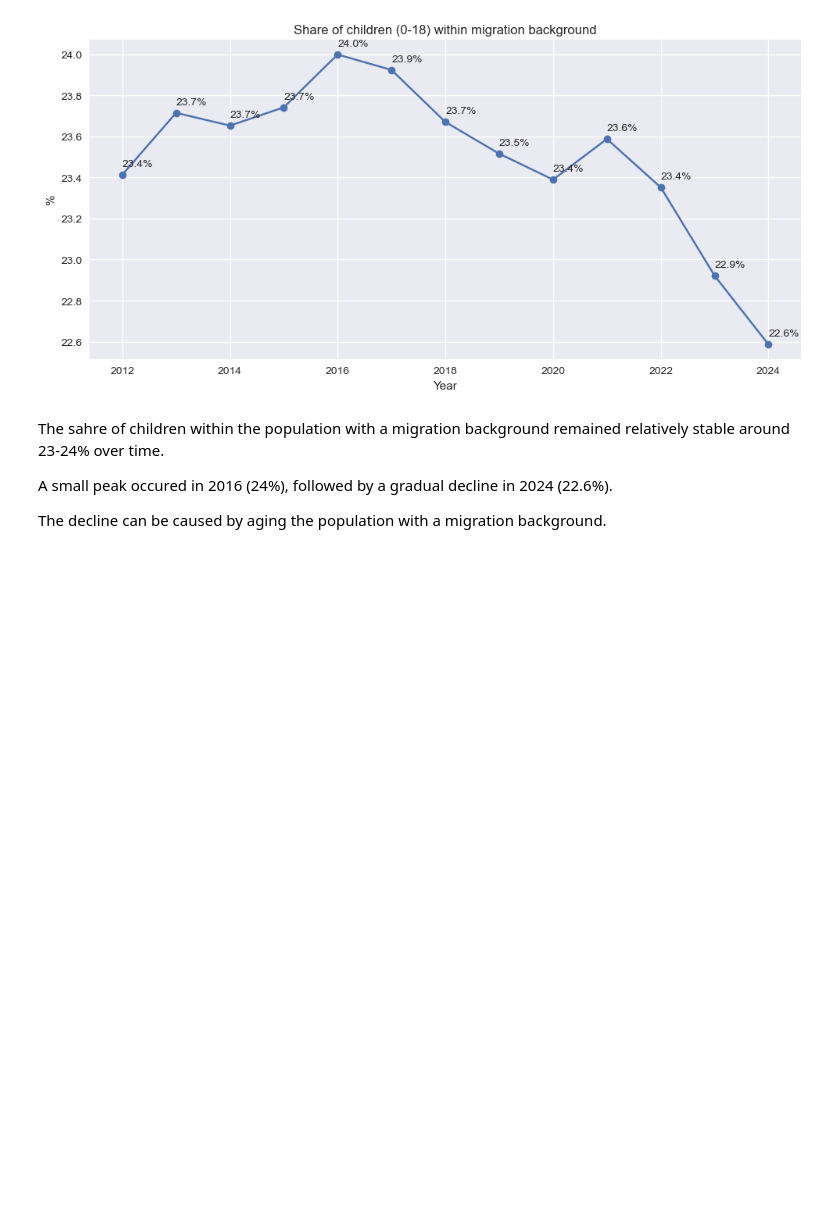
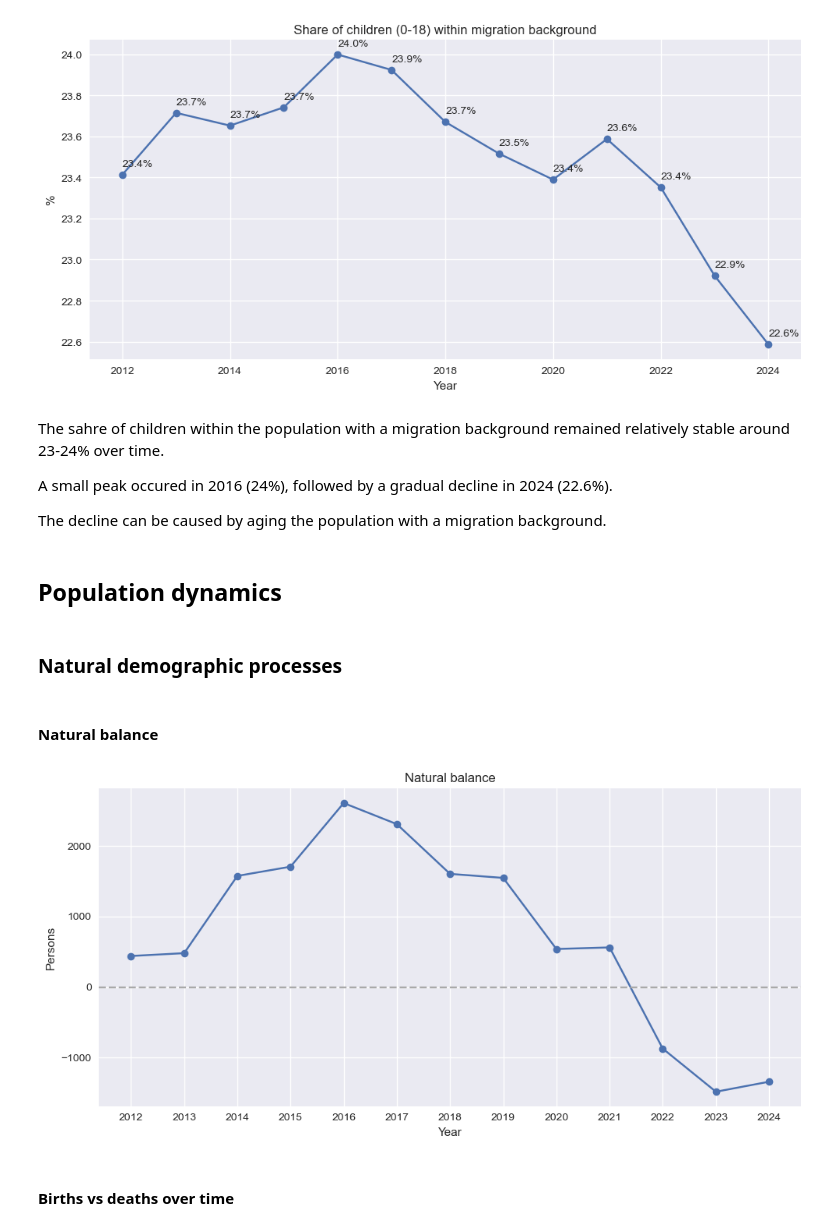
Before and after one commit to rosewiine/cologne-city-eda, a Jupyter notebook: notebooks/02_EDA.ipynb, the cells around one changed output. Drawn from its saved outputs; the diff is of its cells as text; code cells hidden in the pictures; blank space fills up the shorter version.

Commit message:
EDA: population dynamics

```diff
--- a/notebooks/02_EDA.ipynb
+++ b/notebooks/02_EDA.ipynb
@@ -897,9 +897,6 @@ A pronounced female predominance appears among seniors, where women make up 13.4
 df_temp = df_city[['year', 'population_total', 'non_german_total', 'non_german_share', 'avg_age_german', 'avg_age_non_german', 'migration_background_total', 'migration_background_share', 'residents_with_migration_background_00_18']].copy()
 
 df_temp['german_total'] = df_temp['population_total'] - df_temp['non_german_total']
-
-df_temp['german_change'] = df_temp['german_total'].pct_change() * 100
-df_temp['non_german_change'] = df_temp['non_german_total'].pct_change() * 100
 # %%
 fig, ax = plt.subplots(figsize=(10,5))
 
@@ -1138,3 +1135,29 @@ The sahre of children within the population with a migration background remained
 A small peak occured in 2016 (24%), followed by a gradual decline in 2024 (22.6%).
 
 The decline can be caused by aging the population with a migration background.
+# %% [markdown]
+## Population dynamics
+# %% [markdown]
+### Natural demographic processes
+# %% [markdown]
+#### Natural balance
+# %%
+df_temp['natural_balance'] = df_city['births'] - df_city['deaths']
+# %%
+fig, ax = plt.subplots(figsize=(10,5))
+
+ax.plot(df_temp['year'], df_temp['natural_balance'], marker='o')
+
+ax.axhline(0, linestyle='--', color='darkgray')
+
+ax.set_xlabel("Year")
+ax.set_ylabel("Persons")
+ax.set_xticks(df_city['year'])
+plt.title("Natural balance")
+
+plt.tight_layout()
+plt.show()
+# %% [output]
+[figure, added]
+# %% [markdown]
+#### Births vs deaths over time
```
Also changed, not shown: parts of 23 cells of this notebook.
